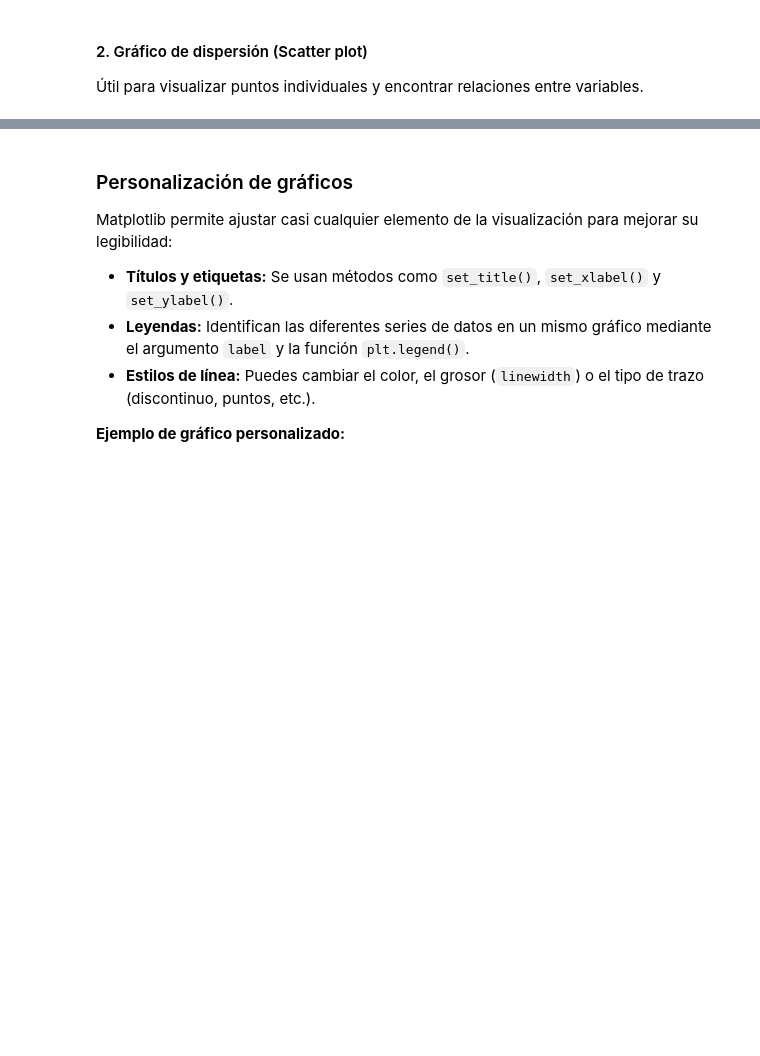
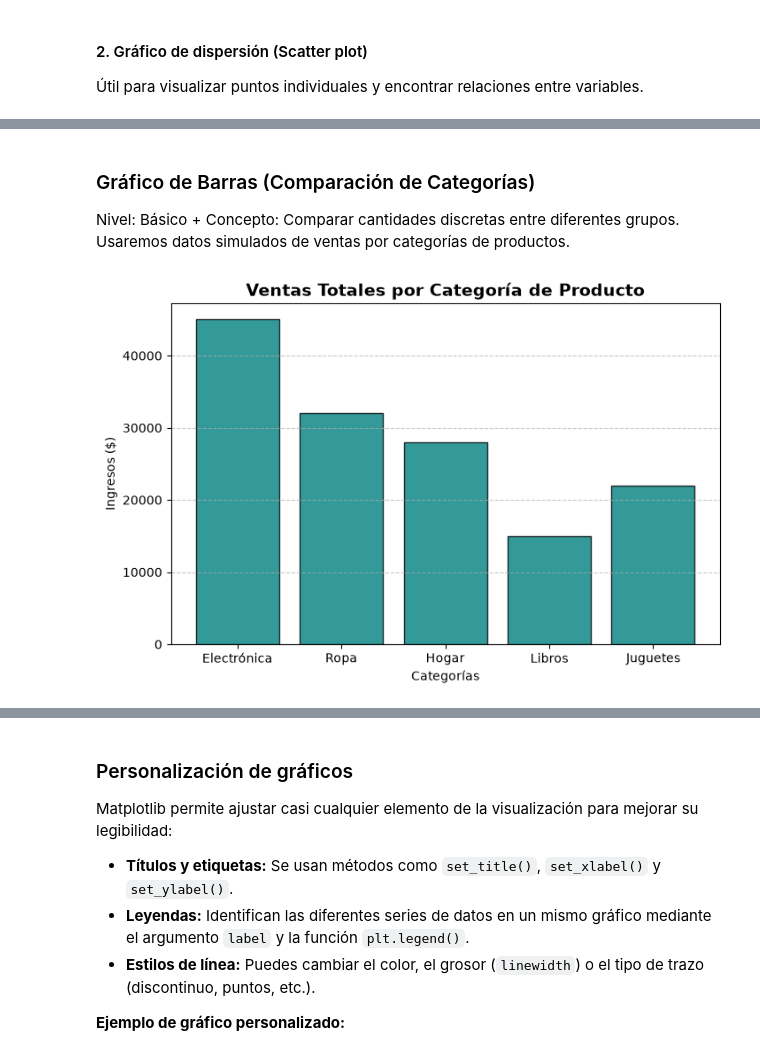
Before and after one commit to paranedagarcia/Python, a Jupyter notebook: notebooks/4-matplotlib.ipynb, the cells around one changed output, grey strips where cells are left out. Drawn from its saved outputs; the diff is of its cells as text; code cells hidden in the pictures; blank space fills up the shorter version.

```diff
--- a/notebooks/4-matplotlib.ipynb
+++ b/notebooks/4-matplotlib.ipynb
@@ -38,2 +61,27 @@ plt.show()
+# %% [markdown]
+### Gráfico de Barras (Comparación de Categorías)
+Nivel: Básico +
+Concepto: Comparar cantidades discretas entre diferentes grupos. Usaremos datos simulados de ventas por categorías de productos.
+# %%
+import matplotlib.pyplot as plt
+
+# 1. Definir categorías y valores reales de rendimiento comercial
+categorias = ['Electrónica', 'Ropa', 'Hogar', 'Libros', 'Juguetes']
+ventas = [45000, 32000, 28000, 15000, 22000]
+
+# 2. Configurar la figura
+plt.figure(figsize=(8, 5))
+plt.bar(categorias, ventas, color='teal', edgecolor='black', alpha=0.8)
+
+# 3. Personalizar detalles estéticos básicos
+plt.title('Ventas Totales por Categoría de Producto', fontsize=14, fontweight='bold')
+plt.xlabel('Categorías')
+plt.ylabel('Ingresos ($)')
+plt.grid(axis='y', linestyle='--', alpha=0.7) # Solo rejilla horizontal
+
+# 4. Mostrar resultado
+plt.show()
+# %% [output]
+[figure, added]
 # %% [markdown]
 #### 3. Histograma
```
Also changed, not shown: parts of 18 cells of this notebook, 16 other files.
